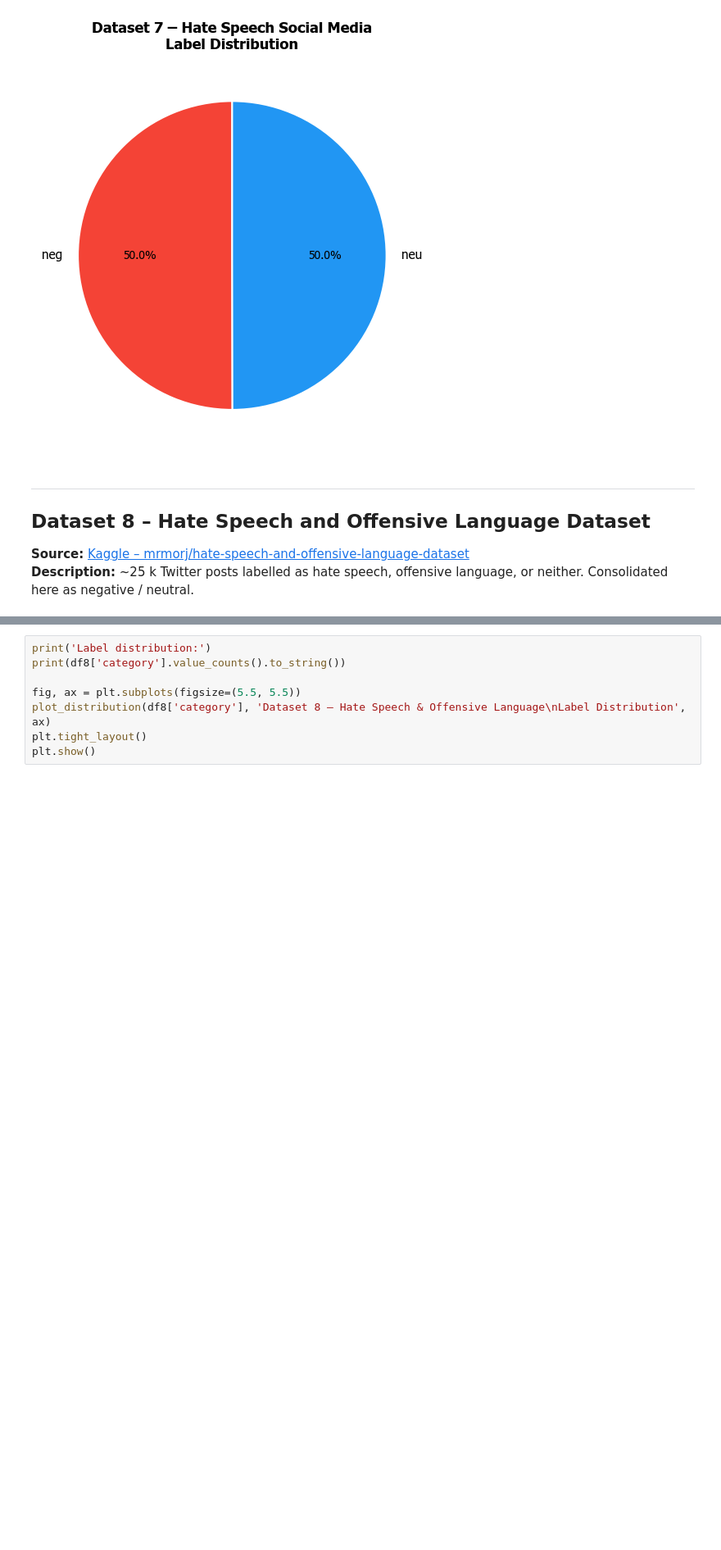
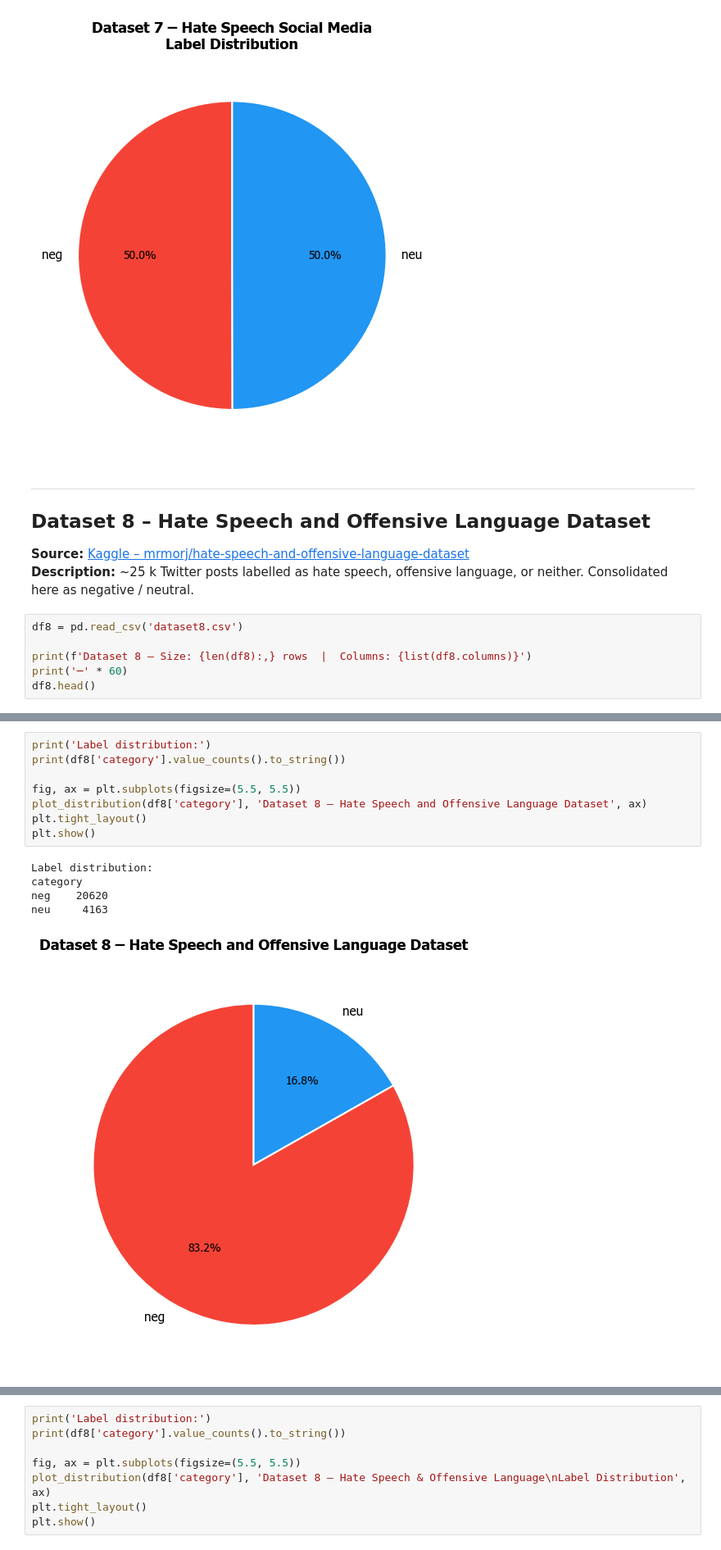
Before and after one commit to Takedaxz/THAI-MOD-Multilingual-Online-Toxicity-Detection-System, a Jupyter notebook: datasets/dataset_analysis.ipynb, the cells around one changed output, grey strips where cells are left out. Shown at 82% size. Cells and saved outputs as stored; diff of their text form; blank space fills up the shorter version.

```diff
--- a/datasets/dataset_analysis.ipynb
+++ b/datasets/dataset_analysis.ipynb
@@ -310,3 +310,9 @@ neu    914
 
 **Source:** [Kaggle – mrmorj/hate-speech-and-offensive-language-dataset](https://www.kaggle.com/datasets/mrmorj/hate-speech-and-offensive-language-dataset)
 **Description:** ~25 k Twitter posts labelled as hate speech, offensive language, or neither. Consolidated here as negative / neutral.
+# %%
+df8 = pd.read_csv('dataset8.csv')
+
+print(f'Dataset 8 – Size: {len(df8):,} rows  |  Columns: {list(df8.columns)}')
+print('─' * 60)
+df8.head()
@@ -313,3 +328,17 @@ neu    914
+# %%
+print('Label distribution:')
+print(df8['category'].value_counts().to_string())
+
+fig, ax = plt.subplots(figsize=(5.5, 5.5))
+plot_distribution(df8['category'], 'Dataset 8 – Hate Speech and Offensive Language Dataset', ax)
+plt.tight_layout()
+plt.show()
+# %% [output]
+Label distribution:
+category
+neg    20620
+neu     4163
+[figure, added]
 # %%
 summary = [
     {'Dataset': 'Dataset 1 – Wisesight Sentiment',              'Language': 'Thai',    'Labels': 'pos / neu / neg', 'Total Rows': len(df1)},
```
Also changed, not shown: parts of 2 cells of this notebook, 12 other files.
